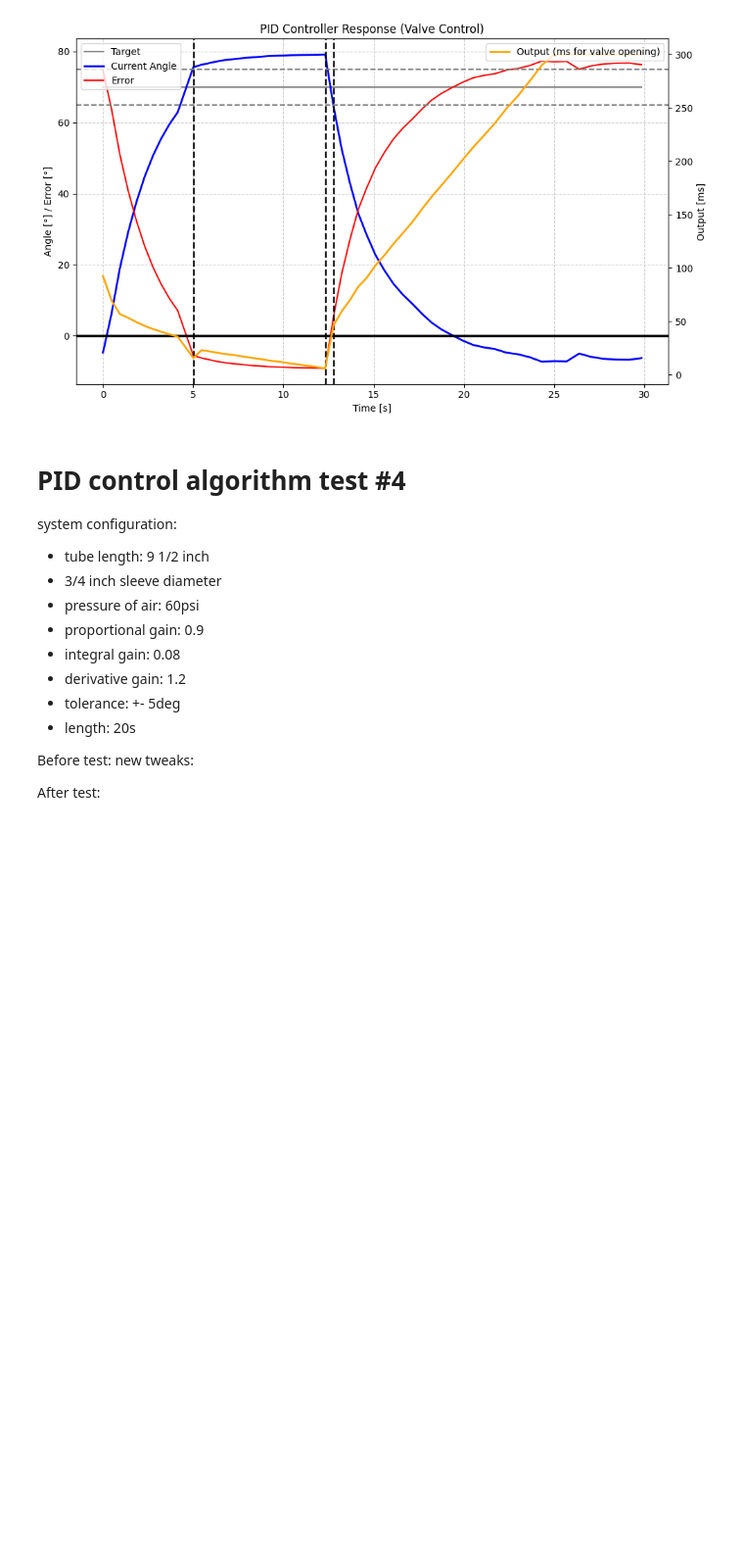
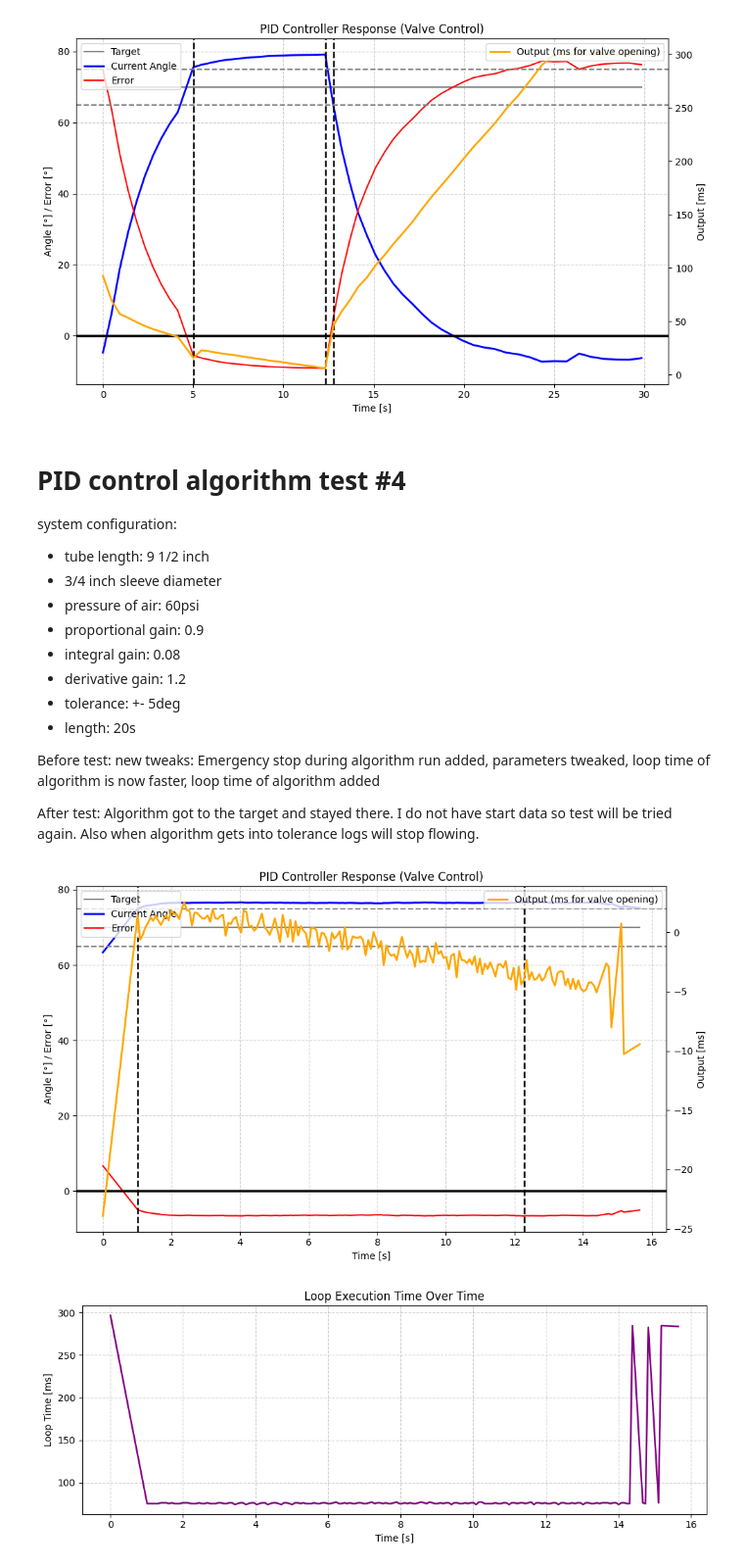
Before and after one commit to matousek11/exoskeleton-charts, a Jupyter notebook: pid-algorithm-tuning.ipynb, the cells around one changed output. Shown at 98% size. Cells and saved outputs as stored; diff of their text form; code cells hidden in the pictures; blank space fills up the shorter version.

Commit message:
feat: test 4

```diff
--- a/pid-algorithm-tuning.ipynb
+++ b/pid-algorithm-tuning.ipynb
@@ -3,7 +3,7 @@ import matplotlib.pyplot as plt
 
 def plot_pid_chart(lines: list[str]):
     # Parse values from dataset
-    targets, angles, errors, outputs, times = [], [], [], [], []
+    targets, angles, errors, outputs, times, loop_times = [], [], [], [], [], []
 
     for line in lines:
         parts = line.strip().split(";")
@@ -20,6 +20,14 @@ def plot_pid_chart(lines: list[str]):
             errors.append(e)
             outputs.append(o)
             times.append(ms)
+        elif len(parts) == 6:
+            t, a, e, o, ms, loop_time = map(float, parts)
+            targets.append(t)
+            angles.append(a)
+            errors.append(e)
+            outputs.append(o)
+            times.append(ms)
+            loop_times.append(loop_time)
 
     # --- Time axis handling ---
     if times:
@@ -80,6 +88,17 @@ def plot_pid_chart(lines: list[str]):
     plt.title('PID Controller Response (Valve Control)')
     plt.tight_layout()
     plt.show()
+
+     # --- Figure 2: Loop Time Plot ---
+    if loop_times:
+        fig2, ax3 = plt.subplots(figsize=(10, 4))
+        ax3.plot(time[:len(loop_times)], loop_times, color='purple', linewidth=1.8)
+        ax3.set_xlabel(time_label)
+        ax3.set_ylabel('Loop Time [ms]')
+        ax3.grid(True, linestyle='--', alpha=0.6)
+        plt.title('Loop Execution Time Over Time')
+        plt.tight_layout()
+        plt.show()
 # %% [markdown]
 # PID control algorithm test #1
 system configuration:
@@ -158,6 +177,14 @@ system configuration:
 - length: 20s
 
 Before test:
-new tweaks:
+new tweaks: Emergency stop during algorithm run added, parameters tweaked, loop time of algorithm is now faster, loop time of algorithm added
 
 After test:
+Algorithm got to the target and stayed there. I do not have start data so test will be tried again. Also when algorithm gets into tolerance logs will stop flowing.
+# %%
+with open("pid-tests/transformed-data/pid-test-4.txt", "r") as f:
+    lines = [line.strip() for line in f if line.strip() and not line.startswith("#")]
+    plot_pid_chart(lines)
+# %% [output]
+[figure, added]
+[figure, added]
```
Also changed, not shown: parts of 1 cell of this notebook, 3 other files.
